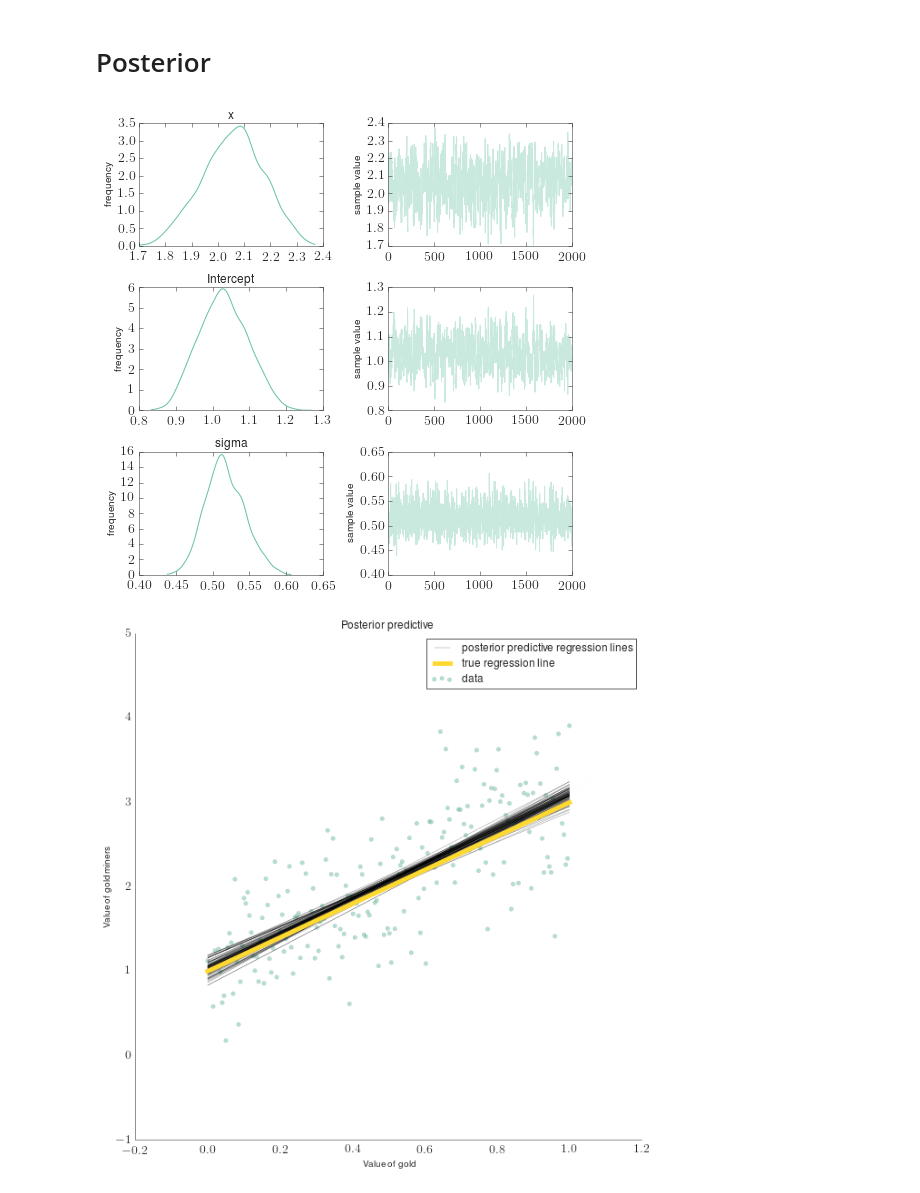
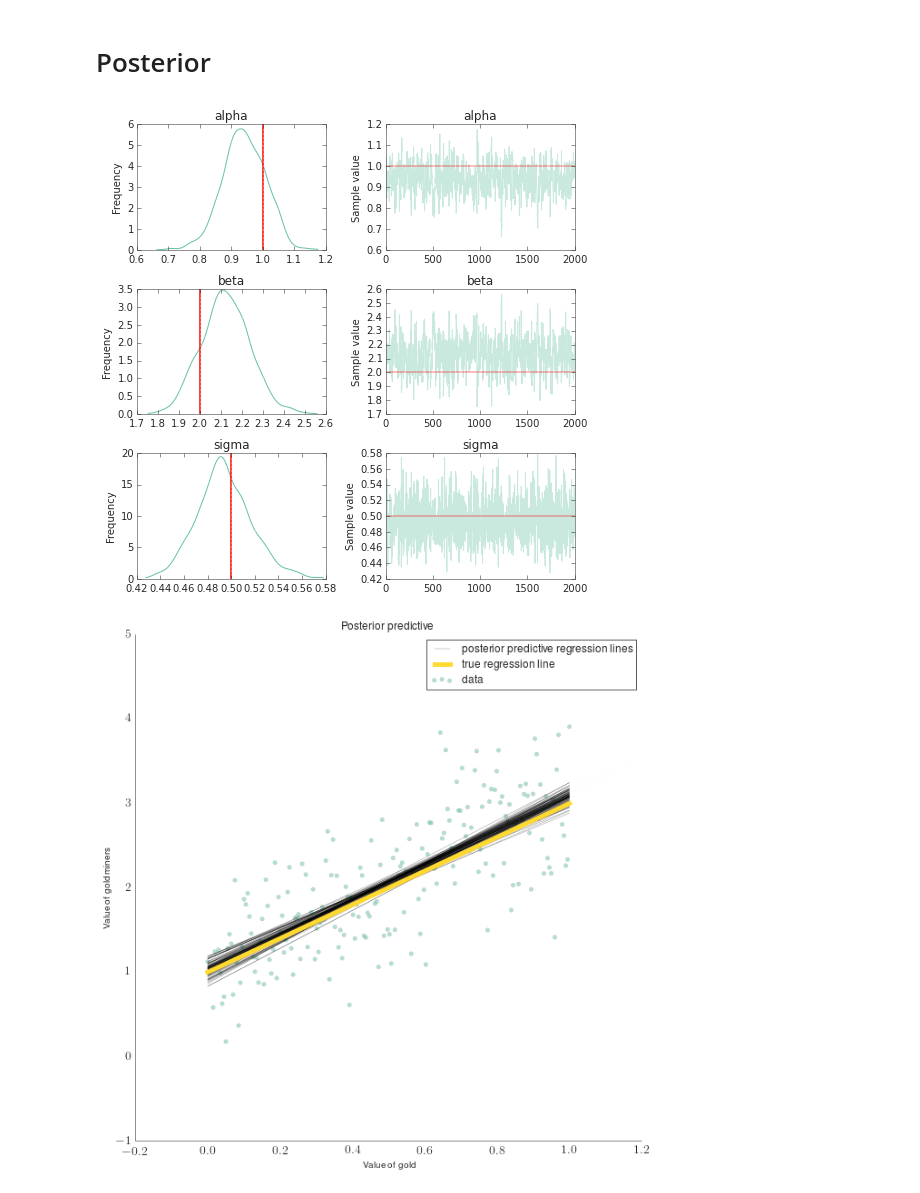
Before and after one commit to twiecki/pymc3_talk, a Jupyter notebook: bayesian_pymc3.ipynb, the cells around one changed output. Saved outputs shown, nothing was run; the diff lists cells and outputs as text; code cells hidden in the pictures.

```diff
--- a/bayesian_pymc3.ipynb
+++ b/bayesian_pymc3.ipynb
@@ -235,37 +234,41 @@ from pymc import  *
 # %%
-with Model() as model: # model specifications in PyMC3 are wrapped in a with-statement
+import pymc as pm
+
+with pm.Model() as model: # model specifications in PyMC3 are wrapped in a with-statement
     # Define priors
-    alpha = Normal('alpha', mu=0, sd=20)
-    beta = Normal('beta', mu=0, sd=20)
-    sigma = Uniform('sigma', lower=0, upper=20)
+    alpha = pm.Normal('alpha', mu=0, sd=20)
+    beta = pm.Normal('beta', mu=0, sd=20)
+    sigma = pm.Uniform('sigma', lower=0, upper=20)
 
     # Define linear regression
     y_est = alpha + beta * x
 
     # Define likelihood
-    likelihood = Normal('y', mu=y_est, sd=sigma, observed=y)
+    likelihood = pm.Normal('y', mu=y_est, sd=sigma, observed=y)
 
     # Inference!
-    start = find_MAP() # Find starting value by optimization
-    step = NUTS(state=start) # Instantiate MCMC sampling algorithm
-    trace = sample(2000, step, start=start, progressbar=False) # draw 2000 posterior samples using NUTS sampling
+    start = pm.find_MAP() # Find starting value by optimization
+    step = pm.NUTS(state=start) # Instantiate MCMC sampling algorithm
+    trace = pm.sample(2000, step, start=start, progressbar=False) # draw 2000 posterior samples using NUTS sampling
 # %% [markdown]
 # Covenience function glm()
 # %%
-with Model() as model:
+with pm.Model() as model:
     # specify glm and pass in data. The resulting linear model, its likelihood and
     # and all its parameters are automatically added to our model.
-    glm.glm('y ~ x', data)
-    step = NUTS() # Instantiate MCMC sampling algorithm
-    trace = sample(2000, step, progressbar=False) # draw 2000 posterior samples using NUTS sampling
+    pm.glm.glm('y ~ x', data)
+    step = pm.NUTS() # Instantiate MCMC sampling algorithm
+    trace = pm.sample(2000, step, progressbar=False) # draw 2000 posterior samples using NUTS sampling
 # %% [markdown]
 # Posterior
 # %%
-fig = traceplot(trace);
+fig = pm.traceplot(trace, lines={'alpha': 1, 'beta': 2, 'sigma': .5});
+
+# format
 fig.set_size_inches(7, 7)
 plt.tight_layout()
 # %% [output]
-[figure, old version]
+[figure, new version]
 # %%
 fig = plt.figure(figsize=(10, 10))
 ax = fig.add_subplot(111, xlabel='Value of gold', ylabel='Value of gold miners', title='Posterior predictive regression lines')
```
Also changed, not shown: parts of 13 cells of this notebook, 1 other file.
